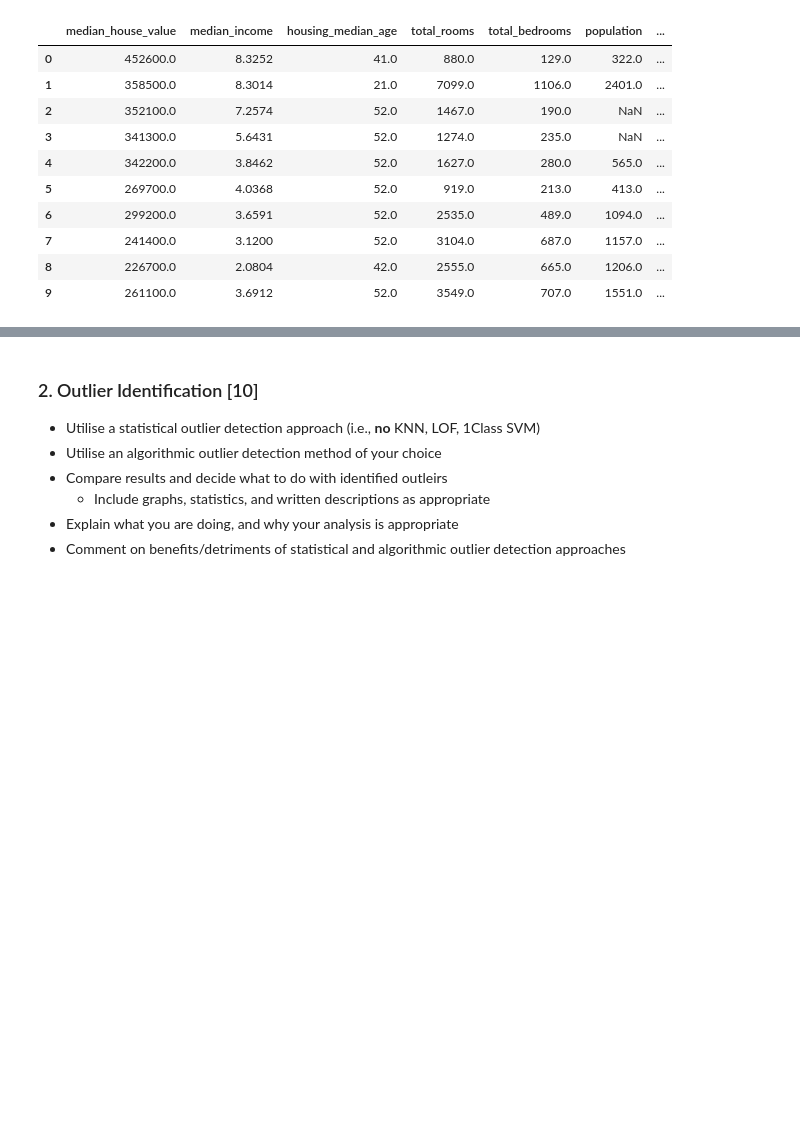
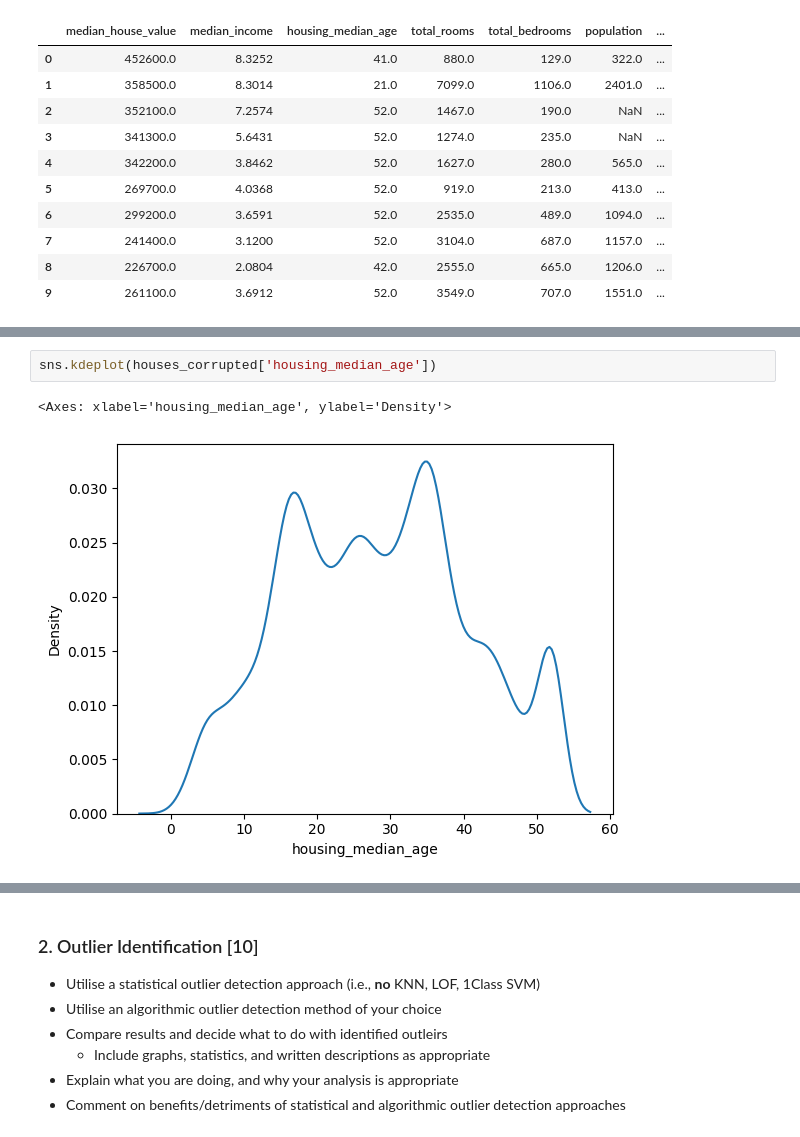
Before and after one commit to C2014515/https-github.com-newcastleuniversity-computing-CSC3831_Final_Assessment, a Jupyter notebook: Coursework/CSC3831_Final_Assessment.ipynb, the cells around one changed output, grey strips where cells are left out. Cells and saved outputs as stored; diff of their text form; blank space fills up the shorter version.

```diff
--- a/Coursework/CSC3831_Final_Assessment.ipynb
+++ b/Coursework/CSC3831_Final_Assessment.ipynb
@@ -35,0 +51,5 @@ houses_corrupted.head(10)
+# %%
+sns.kdeplot(houses_corrupted['housing_median_age'])
+# %% [output]
+<Axes: xlabel='housing_median_age', ylabel='Density'>
+[figure, added]
```
Also changed, not shown: parts of 10 cells of this notebook.
